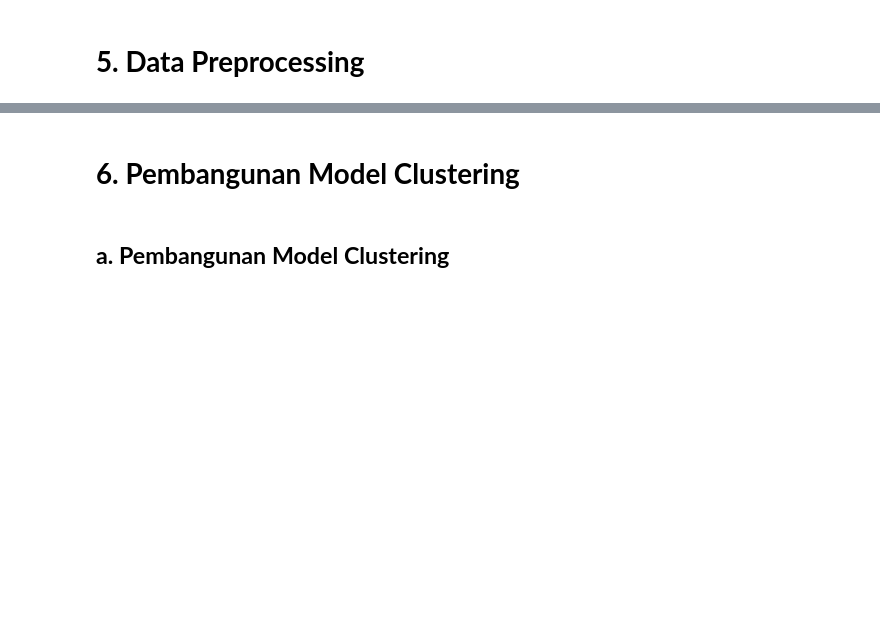
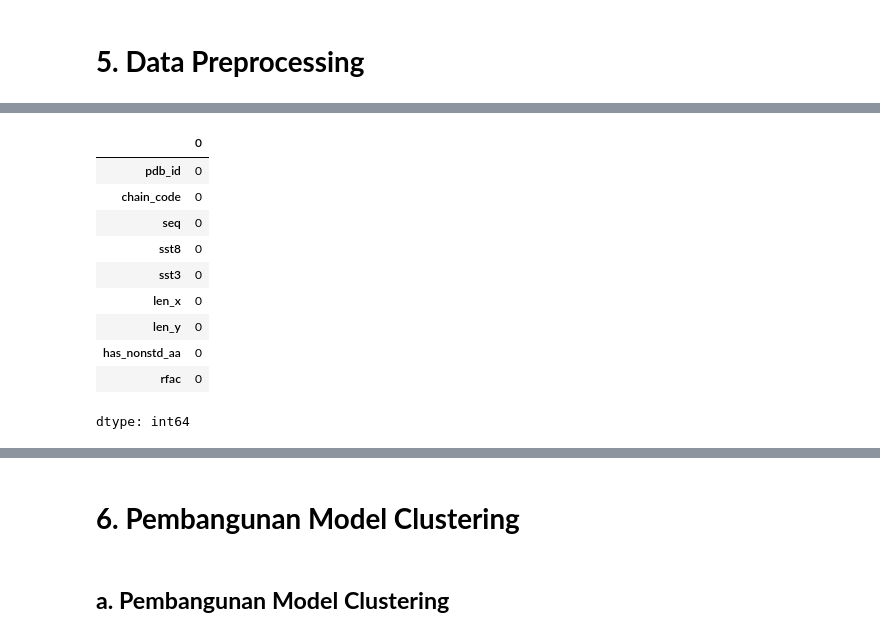
Before and after one commit to DGkurnia/cnkproject, a Jupyter notebook: [Clustering]_DNA_Submission_Akhir_BMLP_Derfansyah_Guswiranata_Kurnia.ipynb, the cells around one changed output, grey strips where cells are left out. Drawn from its saved outputs; the diff is of its cells as text; code cells hidden in the pictures; blank space fills up the shorter version.

```diff
--- a/[Clustering]_DNA_Submission_Akhir_BMLP_Derfansyah_Guswiranata_Kurnia.ipynb
+++ b/[Clustering]_DNA_Submission_Akhir_BMLP_Derfansyah_Guswiranata_Kurnia.ipynb
@@ -128,0 +389,6 @@ Tujuan dari EDA adalah untuk memperoleh wawasan awal yang mendalam mengenai data
+# %%
+#Preparing a concatinated dataset from intersection
+dfjune = pd.concat([dfint1k, dfint2k, dfint3k], verify_integrity=False, sort=True,copy=True)
+dfjunek = dfjune.copy()
+#inspectng info
+print(dfjunek.info())
@@ -128,0 +418,6 @@ Tujuan dari EDA adalah untuk memperoleh wawasan awal yang mendalam mengenai data
+# %%
+#data inspection in december
+dfdec = pd.concat([dfint4k, dfint5k, dfint6k], verify_integrity=False, sort=True,copy=True)
+dfdecek = dfdec.copy()
+#inspecting info
+print(dfdecek.info())
@@ -128,0 +447,6 @@ Tujuan dari EDA adalah untuk memperoleh wawasan awal yang mendalam mengenai data
+# %%
+#total inspection of intersection
+dftotal = pd.concat([dfjunek, dfdecek], verify_integrity=False, sort=True,copy=True)
+dftotalk = dftotal.copy()
+#inspecting info
+print(dftotalk.info())
@@ -142,0 +534,4 @@ Berikut adalah tahapan-tahapan yang perlu dilakukan, namun **tidak terbatas** pa
+# %%
+# Picking columns in totalk
+selcoltot = dftotalk.iloc[:, [6,0,9,11,10,3,4,2,8]].copy() #No data slicing in original
+selcoltot.info()
@@ -142,0 +570,15 @@ Berikut adalah tahapan-tahapan yang perlu dilakukan, namun **tidak terbatas** pa
+# %%
+#inspecting missing column in selcoltot
+selcoltot.isnull().sum()
+# %% [output]
+|  | 0 |
+| pdb_id | 0 |
+| chain_code | 0 |
+| seq | 0 |
+| sst8 | 0 |
+| sst3 | 0 |
+| len_x | 0 |
+| len_y | 0 |
+| has_nonstd_aa | 0 |
+| rfac | 0 |
+dtype: int64
```
Also changed, not shown: parts of 54 cells of this notebook.
